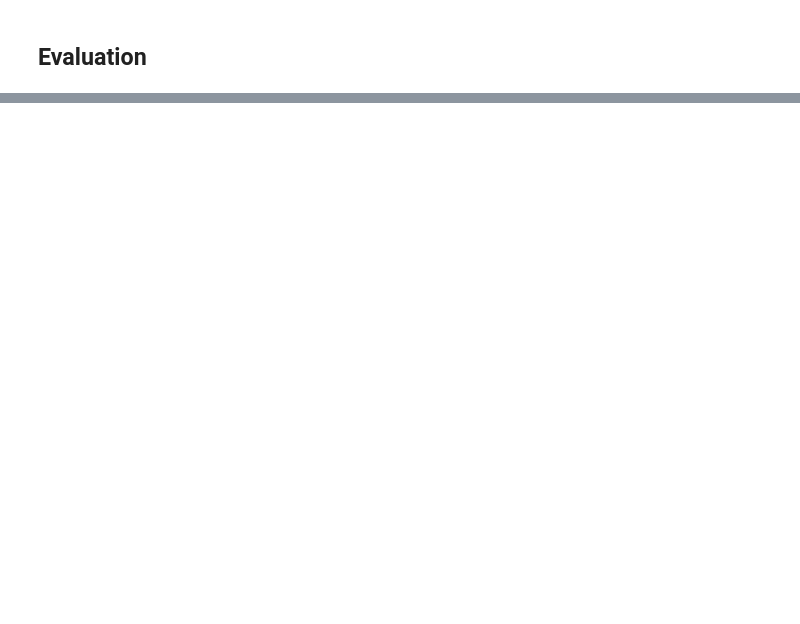
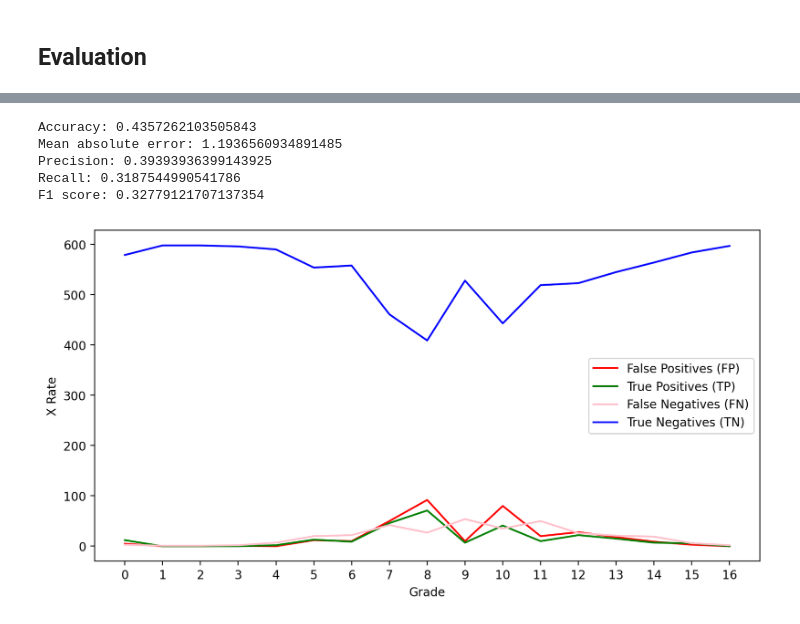
Before and after one commit to Super-T02/ki-bayesian-networks, a Jupyter notebook: src/minimal.ipynb, the cells around one changed output, grey strips where cells are left out. Cells and saved outputs as stored; diff of their text form; code cells hidden in the pictures; blank space fills up the shorter version.

Commit message:
ADD: Evaluation

```diff
--- a/src/minimal.ipynb
+++ b/src/minimal.ipynb
@@ -300,0 +243,16 @@ Accuracy: 0.44908180300500833, Average Error: 1.2303839732888147, Average Error
+# %%
+results = pd.read_csv(DATA_PATH + "results.csv")
+label = pd.read_csv(DATA_PATH + "label.csv")
+# %%
+from evaluation import Evaluation
+
+evaluation = Evaluation(label, results.loc[:, 'G3'])
+evaluation.print_stats()
+evaluation.plot()
+# %% [output]
+Accuracy: 0.4357262103505843
+Mean absolute error: 1.1936560934891485
+Precision: 0.39393936399143925
+Recall: 0.3187544990541786
+F1 score: 0.32779121707137354
+[figure, added]
```
Also changed, not shown: parts of 7 cells of this notebook, 6 other files.
